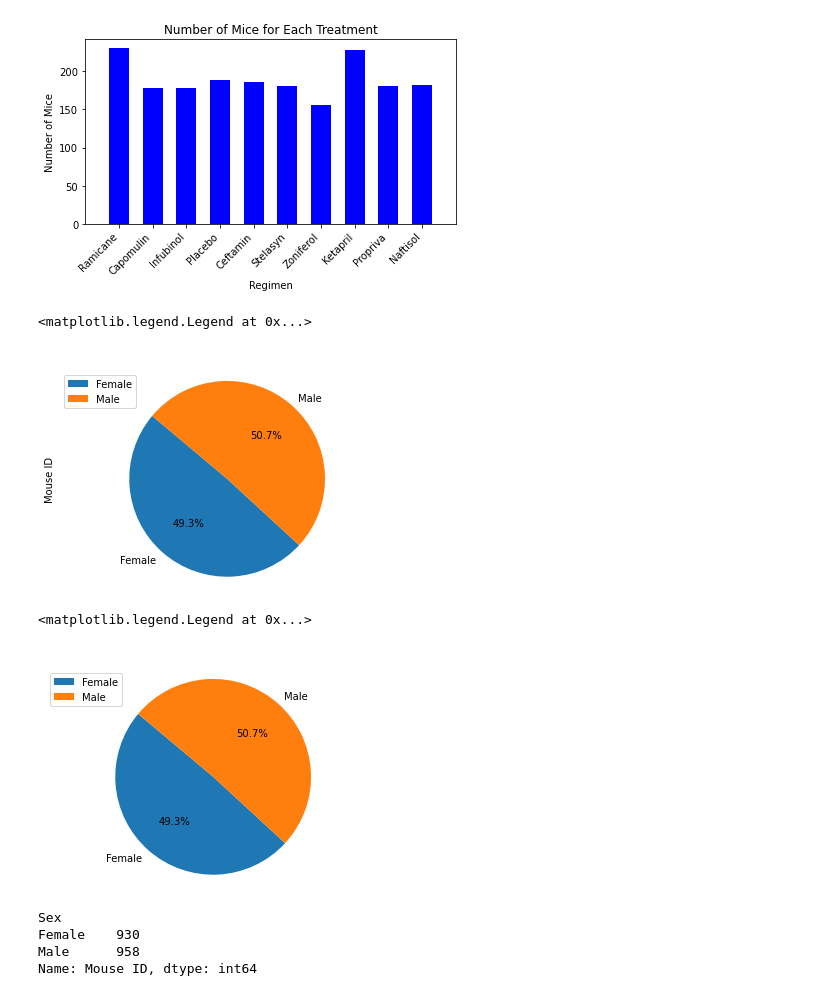
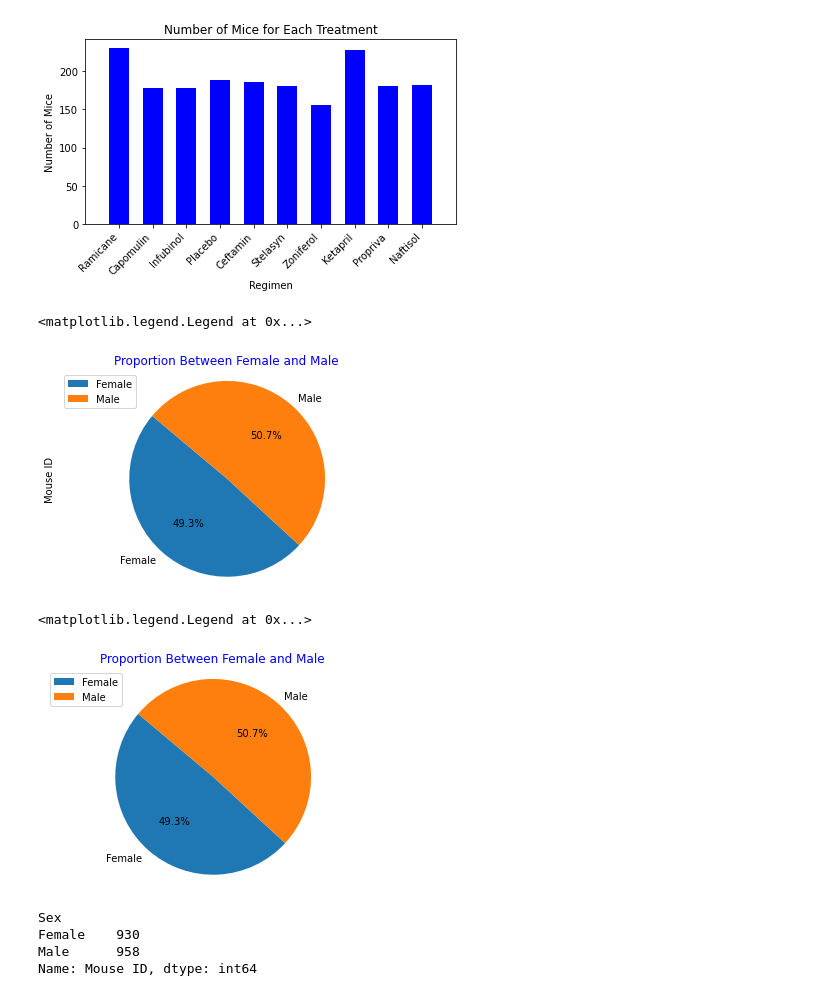
Before and after one commit to SeanPei-coder/Matplotlib-challenge, a Jupyter notebook: starter.ipynb, the cells around one changed output. Saved outputs shown, nothing was run; the diff lists cells and outputs as text; code cells hidden in the pictures.

```diff
--- a/starter.ipynb
+++ b/starter.ipynb
@@ -139,24 +139,24 @@ plt.show()
 # %%
 # Generate a pie plot showing the distribution of female versus male mice using pandas
 grouped_by_sex = combined_df.groupby('Sex')
 sex_list = grouped_by_sex['Sex'].count().keys()
 grouped_by_sex['Mouse ID'].count().plot(kind = 'pie',autopct = '%1.1f%%',startangle = 140)
 plt.axis("equal")
-plt.title('Proportion Between Female and Male',color = 'white')
+plt.title('Proportion Between Female and Male',color = 'blue')
 plt.legend()
 # %% [output]
 <matplotlib.legend.Legend at 0x...>
-[figure, old version]
+[figure, new version]
 # %%
 # Generate a pie plot showing the distribution of female versus male mice using pyplot
 
 plt.pie(grouped_by_sex['Mouse ID'].count(),labels = sex_list, autopct = '%1.1f%%',startangle = 140)
 plt.axis("equal")
-plt.title('Proportion Between Female and Male',color = 'white')
+plt.title('Proportion Between Female and Male',color = 'blue')
 plt.legend()
 # %% [output]
 <matplotlib.legend.Legend at 0x...>
-[figure, old version]
+[figure, new version]
 # %%
 grouped_by_sex['Mouse ID'].count()
 # %% [output]
```
